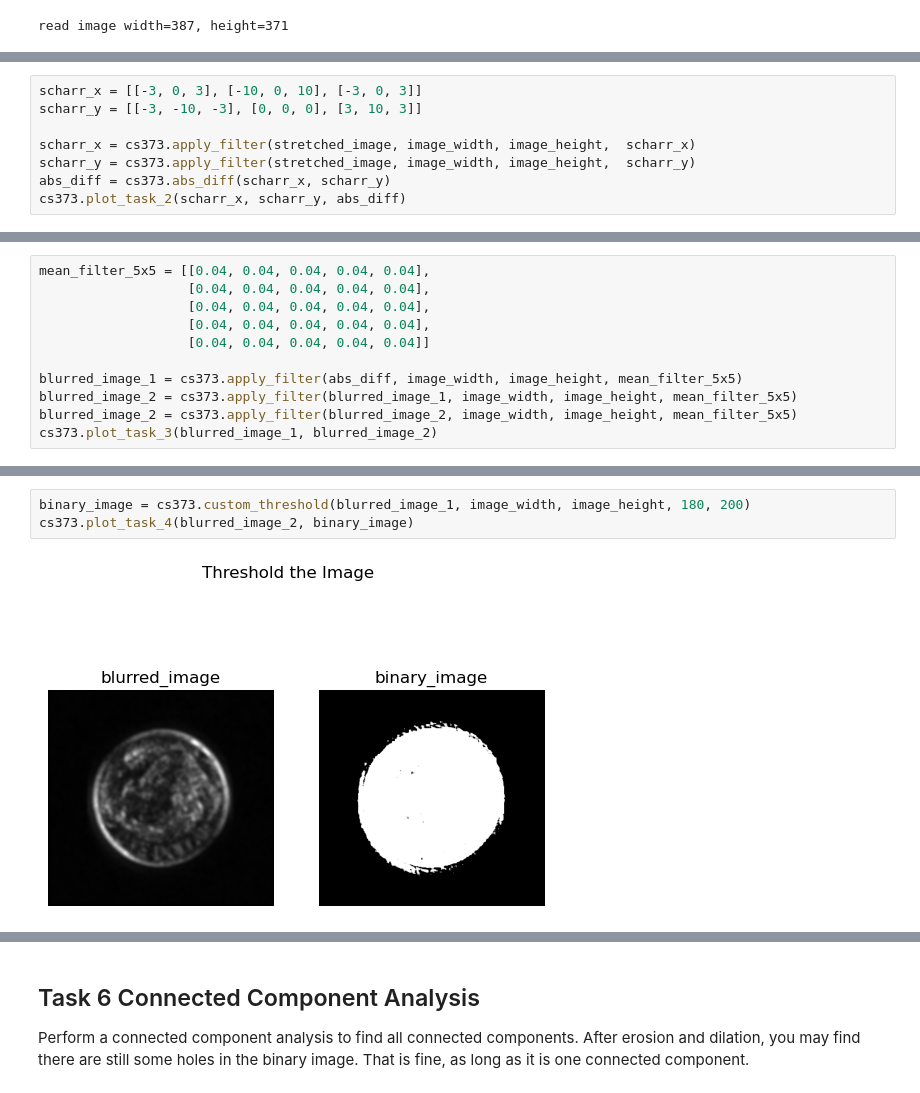
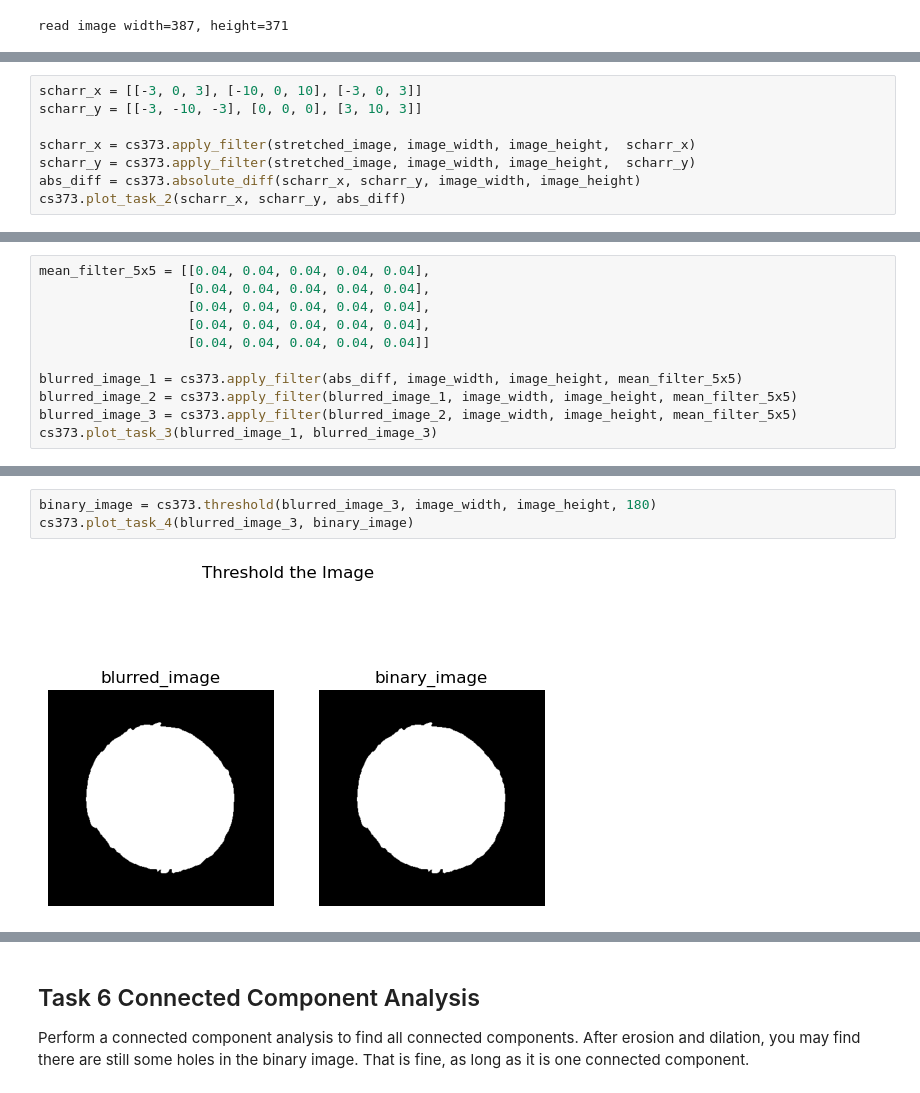
Before and after one commit to jfan200/CoinDetection, a Jupyter notebook: 课件/Coin_detection.ipynb, the cells around one changed output, grey strips where cells are left out. Saved outputs shown, nothing was run; the diff lists cells and outputs as text.

```diff
--- a/课件/Coin_detection.ipynb
+++ b/课件/Coin_detection.ipynb
@@ -49,6 +49,6 @@ scharr_y = [[-3, -10, -3], [0, 0, 0], [3, 10, 3]]
 
 scharr_x = cs373.apply_filter(stretched_image, image_width, image_height,  scharr_x)
 scharr_y = cs373.apply_filter(stretched_image, image_width, image_height,  scharr_y)
-abs_diff = cs373.abs_diff(scharr_x, scharr_y)
+abs_diff = cs373.absolute_diff(scharr_x, scharr_y, image_width, image_height)
 cs373.plot_task_2(scharr_x, scharr_y, abs_diff)
 # %% [output]
@@ -79,6 +79,6 @@ mean_filter_5x5 = [[0.04, 0.04, 0.04, 0.04, 0.04],
 
 blurred_image_1 = cs373.apply_filter(abs_diff, image_width, image_height, mean_filter_5x5)
 blurred_image_2 = cs373.apply_filter(blurred_image_1, image_width, image_height, mean_filter_5x5)
-blurred_image_2 = cs373.apply_filter(blurred_image_2, image_width, image_height, mean_filter_5x5)
-cs373.plot_task_3(blurred_image_1, blurred_image_2)
+blurred_image_3 = cs373.apply_filter(blurred_image_2, image_width, image_height, mean_filter_5x5)
+cs373.plot_task_3(blurred_image_1, blurred_image_3)
 # %% [output]
@@ -89,10 +89,10 @@ Using thresholding to segment the coin(s) from the black background. Then we get
 
 ![Task4 demo](资料/task4_img1.png)
 # %%
-binary_image = cs373.custom_threshold(blurred_image_1, image_width, image_height, 180, 200)
-cs373.plot_task_4(blurred_image_2, binary_image)
+binary_image = cs373.threshold(blurred_image_3, image_width, image_height, 180)
+cs373.plot_task_4(blurred_image_3, binary_image)
 # %% [output]
-[figure, old version]
+[figure, new version]
 # %% [markdown]
 ## Task 5 Erosion and Dilation
 Perform several dilation steps followed by several erosion steps.
```
Also changed, not shown: parts of 6 cells of this notebook, 7 other files.
